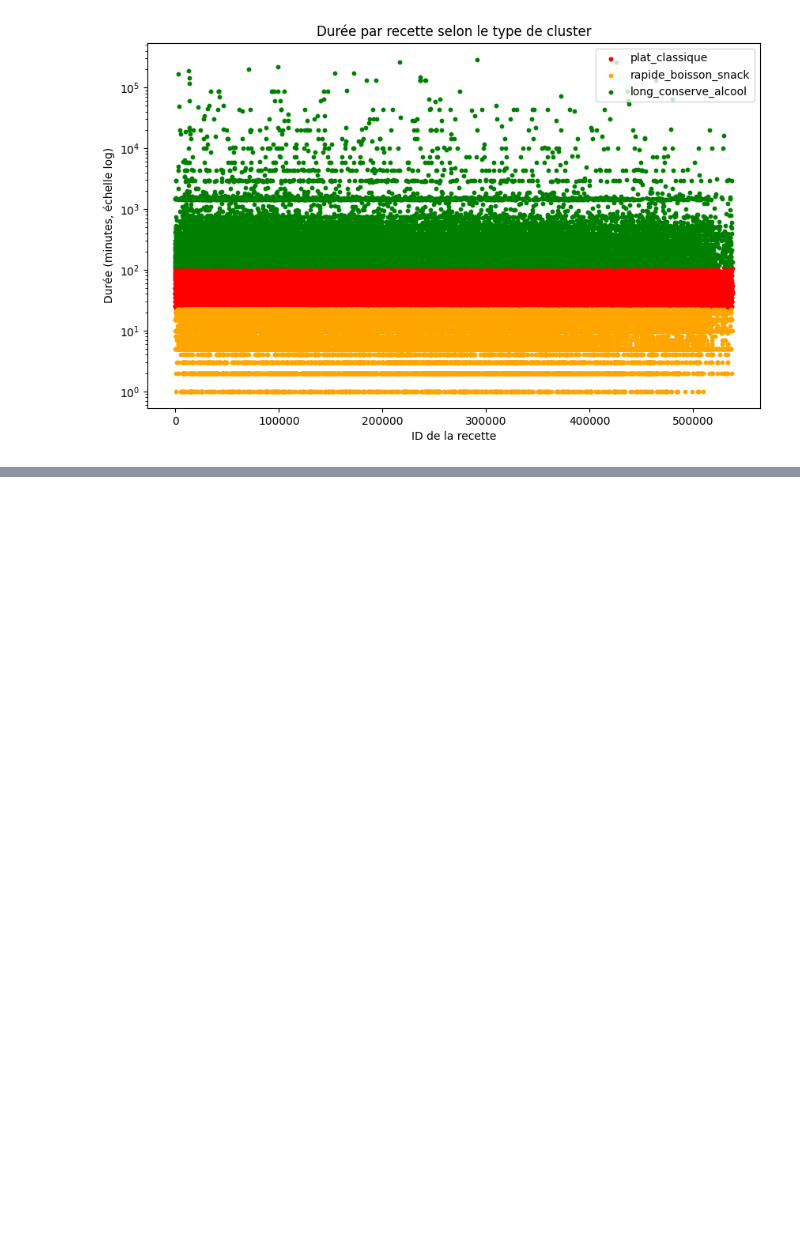
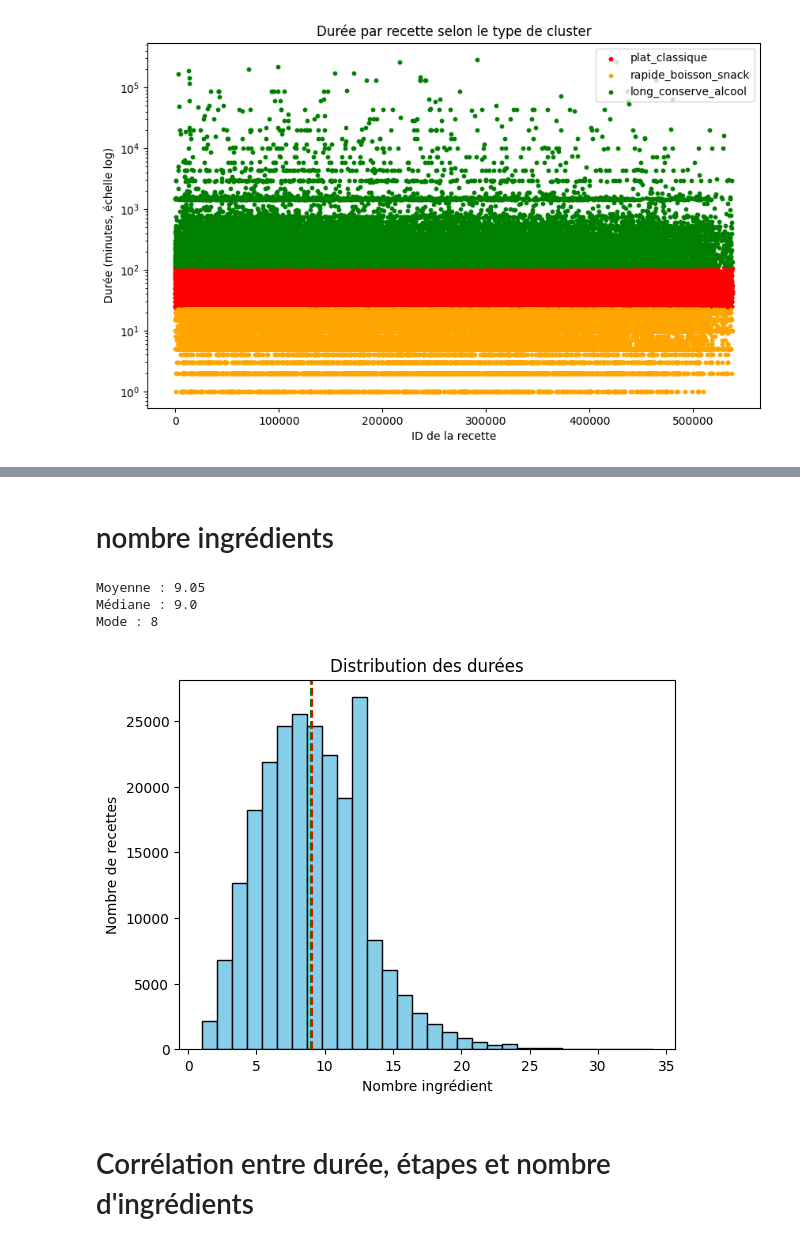
Before and after one commit to Hugosh71/Projet_Mangetamain, a Jupyter notebook: notebooks/EDA_Constance.ipynb, the cells around one changed output, grey strips where cells are left out. Cells and saved outputs as stored; diff of their text form; code cells hidden in the pictures; blank space fills up the shorter version.

```diff
--- a/notebooks/EDA_Constance.ipynb
+++ b/notebooks/EDA_Constance.ipynb
@@ -406,0 +432,26 @@ plt.show()
+# %% [markdown]
+# nombre ingrédients
+# %%
+mean_n_ingredient = recipes[recipes['n_ingredients']<35]['n_ingredients'].mean()
+median_n_ingredient = recipes[recipes['n_ingredients']<35]['n_ingredients'].median()
+mode_n_ingredient = recipes[recipes['n_ingredients']<35]['n_ingredients'].mode()[0]
+# %%
+print(f"Moyenne : {mean_n_ingredient:.2f}")
+print(f"Médiane : {median_n_ingredient}")
+print(f"Mode : {mode_n_ingredient}")
+# %% [output]
+Moyenne : 9.05
+Médiane : 9.0
+Mode : 8
+# %%
+plt.hist(recipes[recipes['n_ingredients']<35]['n_ingredients'], bins=30, color='skyblue', edgecolor='black')
+plt.axvline(mean_n_ingredient, color='red', linestyle='--', label=f'Moyenne = {mean_steps:.1f}')
+plt.axvline(median_n_ingredient, color='green', linestyle='--', label=f'Médiane = {median_steps:.0f}')
+plt.xlabel("Nombre ingrédient")
+plt.ylabel("Nombre de recettes")
+plt.title("Distribution des durées")
+plt.show()
+# %% [output]
+[figure, added]
+# %% [markdown]
+# Corrélation entre durée, étapes et nombre d'ingrédients
```
Also changed, not shown: parts of 31 cells of this notebook, 5 other files.
